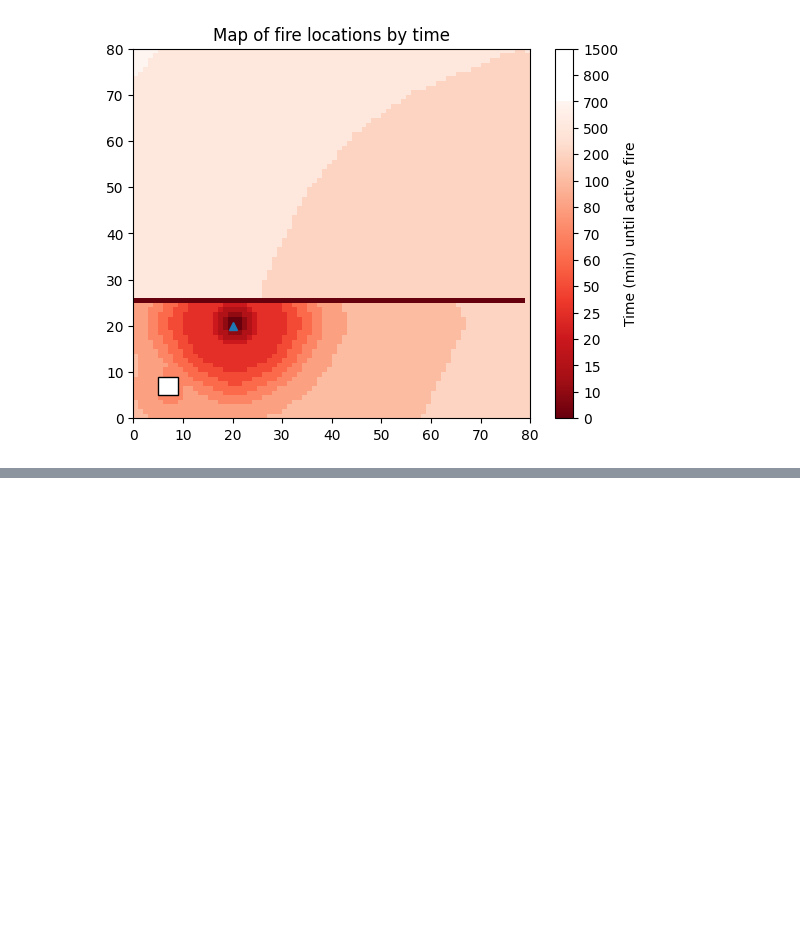
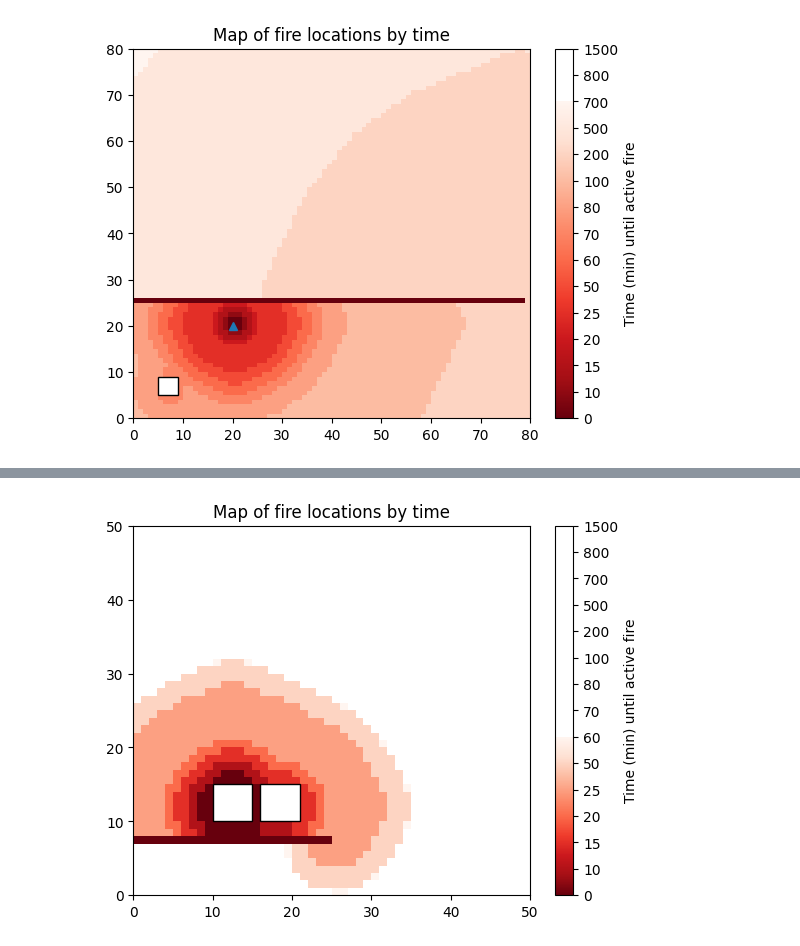
Before and after one commit to randnull/forest_fire_ca, a Jupyter notebook: Demo.ipynb, the cells around one changed output, grey strips where cells are left out. Saved outputs shown, nothing was run; the diff lists cells and outputs as text; code cells hidden in the pictures; blank space fills up the shorter version.

```diff
--- a/Demo.ipynb
+++ b/Demo.ipynb
@@ -44,0 +114,37 @@ plot_colormap_fire(saves, H, W, [(20, 20)])
+# %%
+H, W = 50, 50
+L = 10
+
+forest = np.ones((H, W), dtype=bool)
+incombustible = np.zeros((H, W), dtype=bool)
+
+houses = [
+    UrbanCell(
+        cells=[(10, 10), (15, 15)],
+        material=HouseMaterial.WOOD
+    ),
+        UrbanCell(
+        cells=[(10, 16), (15, 21)],
+        material=HouseMaterial.WOOD
+    )
+]
+incombustible[7,:25] = True
+
+model = WUIModel(
+    height=H,
+    width=W,
+    forest_mask=forest,
+    incombustible_mask=incombustible,
+    houses=houses,
+    temperature=35.0,
+    wind_speed=35.0,
+    relative_humidity=10.0,
+    wind_direction=0.0,
+    cell_length=L,
+    weather_type=WeatherType.ADVANTAGE,
+)
+
+model.ignite_house(0)
+saves = model.run(60)
+plot_colormap_fire(saves, H, W)
+# %% [output]
@@ -44,0 +152 @@ plot_colormap_fire(saves, H, W, [(20, 20)])
+[figure, added]
```
Also changed, not shown: parts of 3 cells of this notebook, 2 other files.
